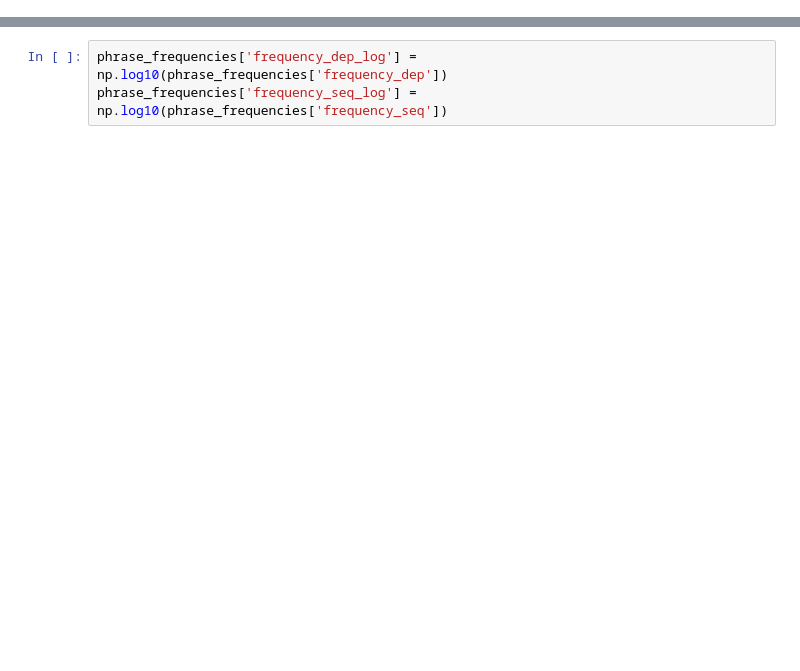
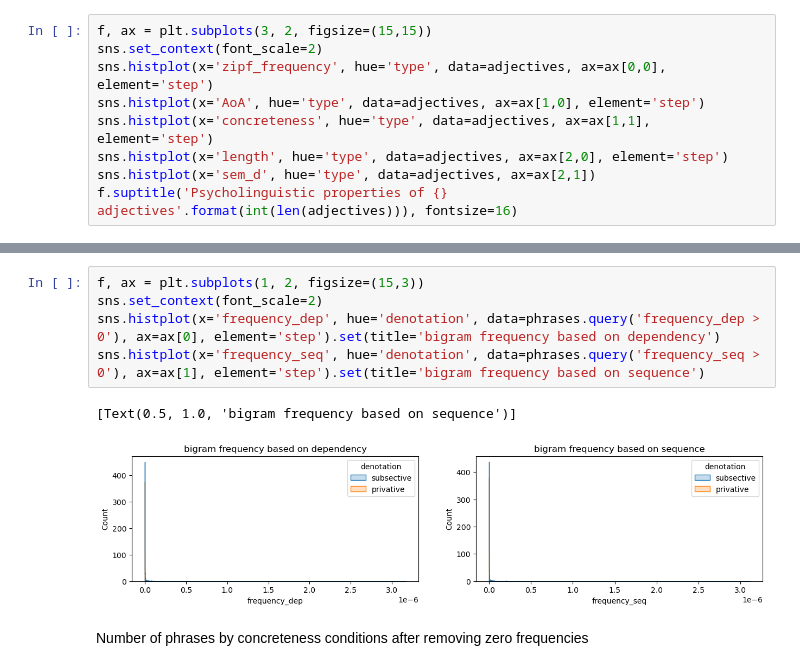
Before and after one commit to rmc-law/FakeDiamond, a Jupyter notebook: stimuli/3_make_and_subselect_phrases.ipynb, the cells around one changed output, grey strips where cells are left out. Saved outputs shown, nothing was run; the diff lists cells and outputs as text; blank space fills up the shorter version.

```diff
--- a/stimuli/3_make_and_subselect_phrases.ipynb
+++ b/stimuli/3_make_and_subselect_phrases.ipynb
@@ -52,0 +109,9 @@ df_privatives['length'] = df_privatives['word'].str.len()
+# %%
+f, ax = plt.subplots(3, 2, figsize=(15,15))
+sns.set_context(font_scale=2)
+sns.histplot(x='zipf_frequency', hue='type', data=adjectives, ax=ax[0,0], element='step')
+sns.histplot(x='AoA', hue='type', data=adjectives, ax=ax[1,0], element='step')
+sns.histplot(x='concreteness', hue='type', data=adjectives, ax=ax[1,1], element='step')
+sns.histplot(x='length', hue='type', data=adjectives, ax=ax[2,0], element='step')
+sns.histplot(x='sem_d', hue='type', data=adjectives, ax=ax[2,1])
+f.suptitle('Psycholinguistic properties of {} adjectives'.format(int(len(adjectives))), fontsize=16)
@@ -212,4 +338,11 @@ phrase_frequencies
-# %%
-phrase_frequencies['frequency_dep_log'] = np.log10(phrase_frequencies['frequency_dep'])
-phrase_frequencies['frequency_seq_log'] = np.log10(phrase_frequencies['frequency_seq'])
+# %%
+f, ax = plt.subplots(1, 2, figsize=(15,3))
+sns.set_context(font_scale=2)
+sns.histplot(x='frequency_dep', hue='denotation', data=phrases.query('frequency_dep > 0'), ax=ax[0], element='step').set(title='bigram frequency based on dependency')
+sns.histplot(x='frequency_seq', hue='denotation', data=phrases.query('frequency_seq > 0'), ax=ax[1], element='step').set(title='bigram frequency based on sequence')
+# %% [output]
+[Text(0.5, 1.0, 'bigram frequency based on sequence')]
+[figure, added]
+# %% [markdown]
+Number of phrases by concreteness conditions after removing zero frequencies
 # %%
```
Also changed, not shown: parts of 54 cells of this notebook, 4 other files.
